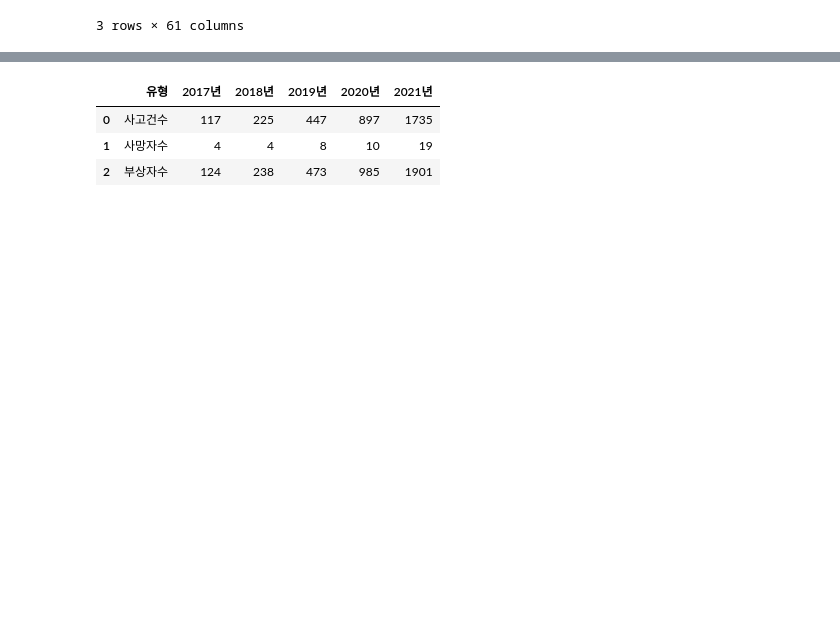
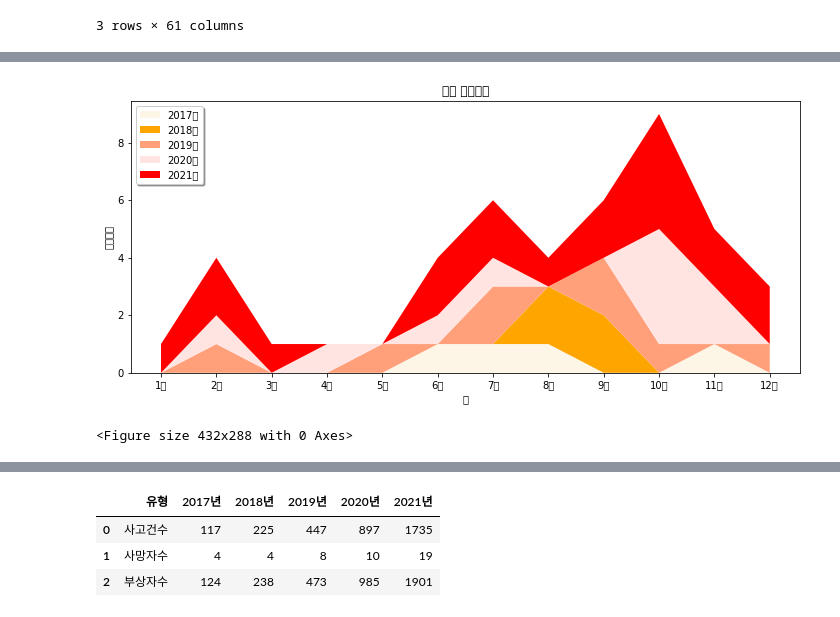
Before and after one commit to choidongjune/uos2022_big_data_contest, a Jupyter notebook: 임재성/PM_month_processing.ipynb, the cells around one changed output, grey strips where cells are left out. Saved outputs shown, nothing was run; the diff lists cells and outputs as text; code cells hidden in the pictures; blank space fills up the shorter version.

```diff
--- a/임재성/PM_month_processing.ipynb
+++ b/임재성/PM_month_processing.ipynb
@@ -75,0 +114,31 @@ df_pm_month
+# %%
+df_pm_month_death = df_pm_month.iloc[1:2, 1:]
+
+month_2017_death = df_pm_month_death.iloc[:,0:12]
+month_2018_death = df_pm_month_death.iloc[:,12:24]
+month_2019_death = df_pm_month_death.iloc[:,24:36]
+month_2020_death = df_pm_month_death.iloc[:,36:48]
+month_2021_death = df_pm_month_death.iloc[:,48:60]
+
+list_2017_death = month_2017_death.values.tolist()
+list_2018_death = month_2018_death.values.tolist()
+list_2019_death = month_2019_death.values.tolist()
+list_2020_death = month_2020_death.values.tolist()
+list_2021_death = month_2021_death.values.tolist()
+# %%
+# 사망자수 plot -> 쓸모 없음
+x = ["1월", "2월", "3월" ,"4월", "5월", "6월", "7월", "8월", "9월", "10월", "11월", "12월"]
+y = np.vstack([list_2017_death, list_2018_death, list_2019_death, list_2020_death, list_2021_death])
+labels = ["2017년", "2018년", "2019년", "2020년", "2021년"]
+
+plt.figure(figsize = (12,5))
+plt.stackplot(x, y,labels = labels, colors = ['oldlace', 'orange','lightsalmon','mistyrose','r'])
+plt.xlabel('월')
+plt.ylabel('사망자수')
+plt.title('월별 사망자수')
+plt.legend(loc = 'upper left', frameon = True, shadow = True)
+plt.show()
+plt.tight_layout()
+# %% [output]
+[figure, added]
+<Figure size 432x288 with 0 Axes>
```
Also changed, not shown: parts of 10 cells of this notebook, 1 other file.
